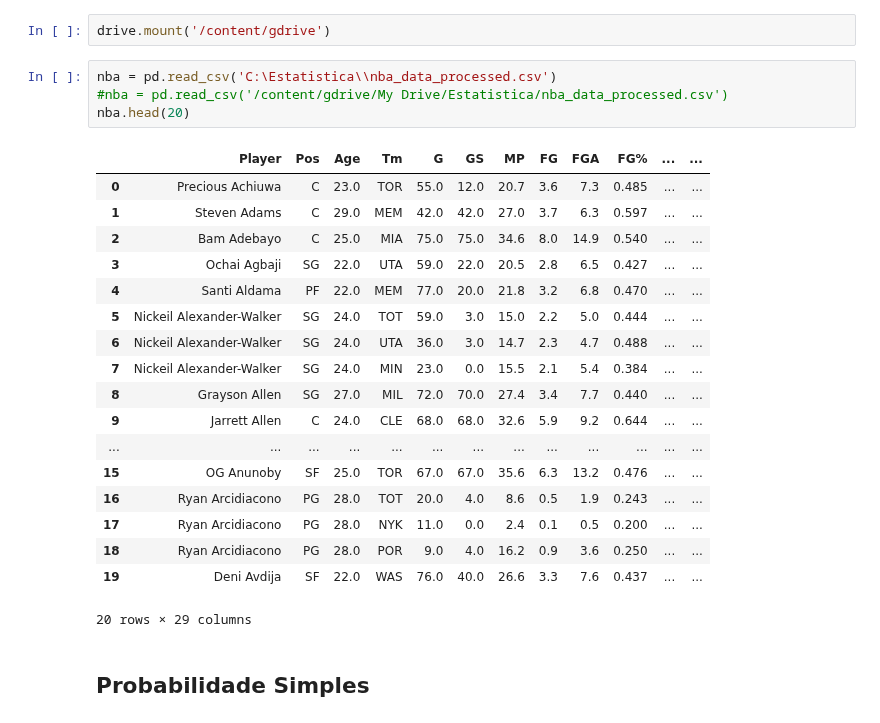
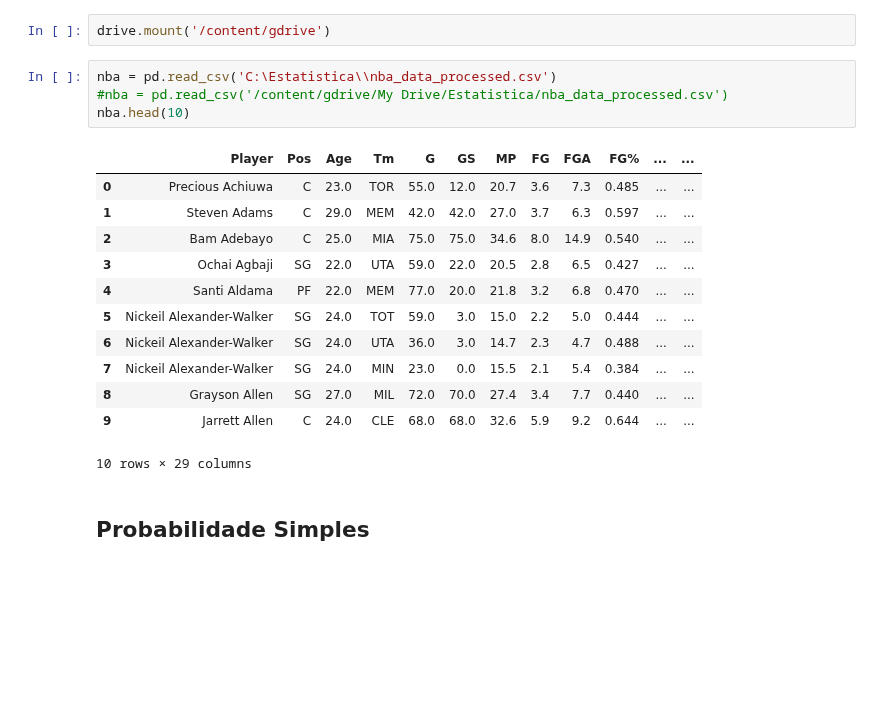
Before and after one commit to CaioCBCouto/Estatistica, a Jupyter notebook: ccbc.ipynb, the cells around one changed output. Saved outputs shown, nothing was run; the diff lists cells and outputs as text; blank space fills up the shorter version.

```diff
--- a/ccbc.ipynb
+++ b/ccbc.ipynb
@@ -11,26 +11,20 @@ drive.mount('/content/gdrive')
 # %%
 nba = pd.read_csv('C:\Estatistica\\nba_data_processed.csv')
 #nba = pd.read_csv('/content/gdrive/My Drive/Estatistica/nba_data_processed.csv')
-nba.head(20)
+nba.head(10)
 # %% [output]
 |  | Player | Pos | Age | Tm | G | GS | MP | FG | FGA | FG% | ... | ... |
 | 0 | Precious Achiuwa | C | 23.0 | TOR | 55.0 | 12.0 | 20.7 | 3.6 | 7.3 | 0.485 | ... | ... |
 | 1 | Steven Adams | C | 29.0 | MEM | 42.0 | 42.0 | 27.0 | 3.7 | 6.3 | 0.597 | ... | ... |
 | 2 | Bam Adebayo | C | 25.0 | MIA | 75.0 | 75.0 | 34.6 | 8.0 | 14.9 | 0.540 | ... | ... |
 | 3 | Ochai Agbaji | SG | 22.0 | UTA | 59.0 | 22.0 | 20.5 | 2.8 | 6.5 | 0.427 | ... | ... |
 | 4 | Santi Aldama | PF | 22.0 | MEM | 77.0 | 20.0 | 21.8 | 3.2 | 6.8 | 0.470 | ... | ... |
 | 5 | Nickeil Alexander-Walker | SG | 24.0 | TOT | 59.0 | 3.0 | 15.0 | 2.2 | 5.0 | 0.444 | ... | ... |
 | 6 | Nickeil Alexander-Walker | SG | 24.0 | UTA | 36.0 | 3.0 | 14.7 | 2.3 | 4.7 | 0.488 | ... | ... |
 | 7 | Nickeil Alexander-Walker | SG | 24.0 | MIN | 23.0 | 0.0 | 15.5 | 2.1 | 5.4 | 0.384 | ... | ... |
 | 8 | Grayson Allen | SG | 27.0 | MIL | 72.0 | 70.0 | 27.4 | 3.4 | 7.7 | 0.440 | ... | ... |
 | 9 | Jarrett Allen | C | 24.0 | CLE | 68.0 | 68.0 | 32.6 | 5.9 | 9.2 | 0.644 | ... | ... |
-| ... | ... | ... | ... | ... | ... | ... | ... | ... | ... | ... | ... | ... |
-| 15 | OG Anunoby | SF | 25.0 | TOR | 67.0 | 67.0 | 35.6 | 6.3 | 13.2 | 0.476 | ... | ... |
-| 16 | Ryan Arcidiacono | PG | 28.0 | TOT | 20.0 | 4.0 | 8.6 | 0.5 | 1.9 | 0.243 | ... | ... |
-| 17 | Ryan Arcidiacono | PG | 28.0 | NYK | 11.0 | 0.0 | 2.4 | 0.1 | 0.5 | 0.200 | ... | ... |
-| 18 | Ryan Arcidiacono | PG | 28.0 | POR | 9.0 | 4.0 | 16.2 | 0.9 | 3.6 | 0.250 | ... | ... |
-| 19 | Deni Avdija | SF | 22.0 | WAS | 76.0 | 40.0 | 26.6 | 3.3 | 7.6 | 0.437 | ... | ... |
-20 rows × 29 columns
+10 rows × 29 columns
 # %% [markdown]
 ## Probabilidade Simples
 # %% [markdown]
```
